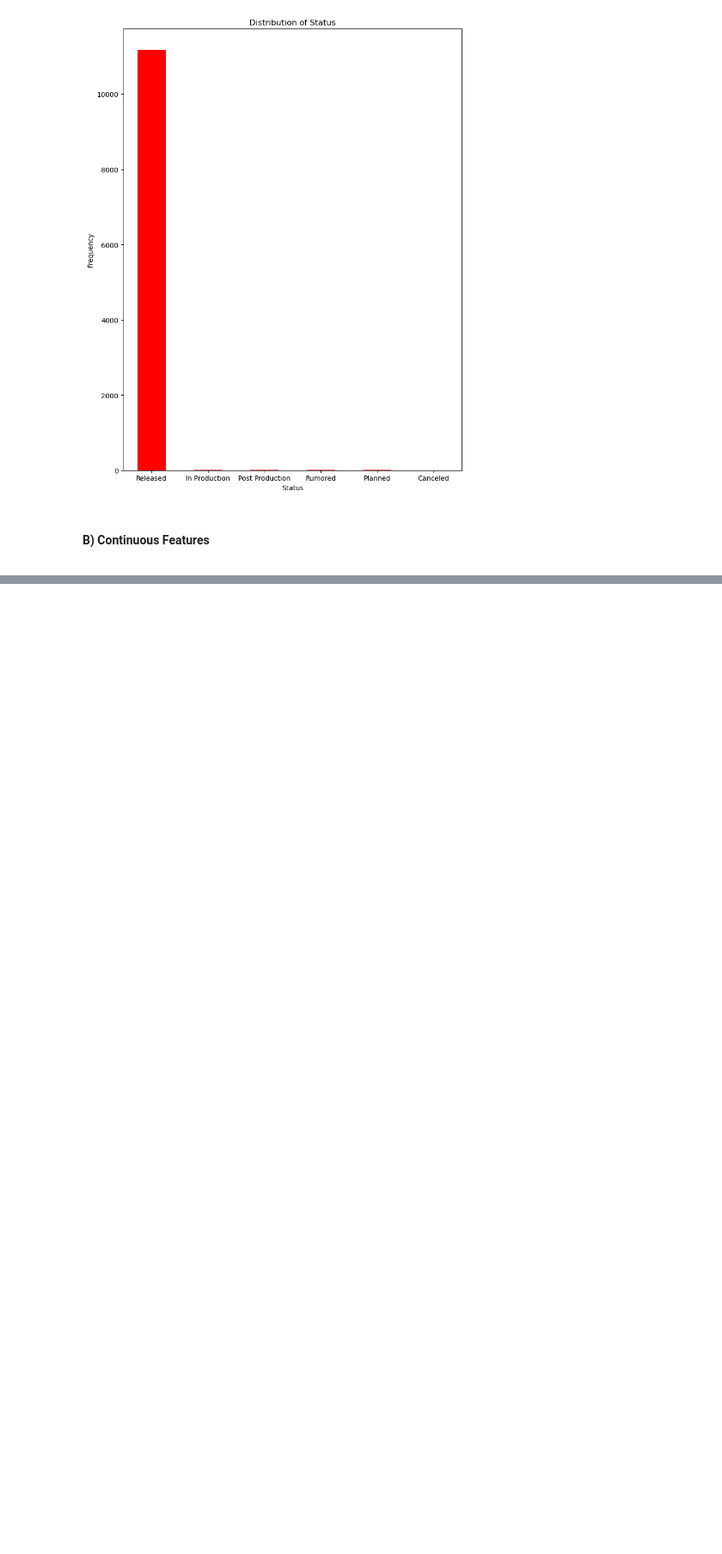
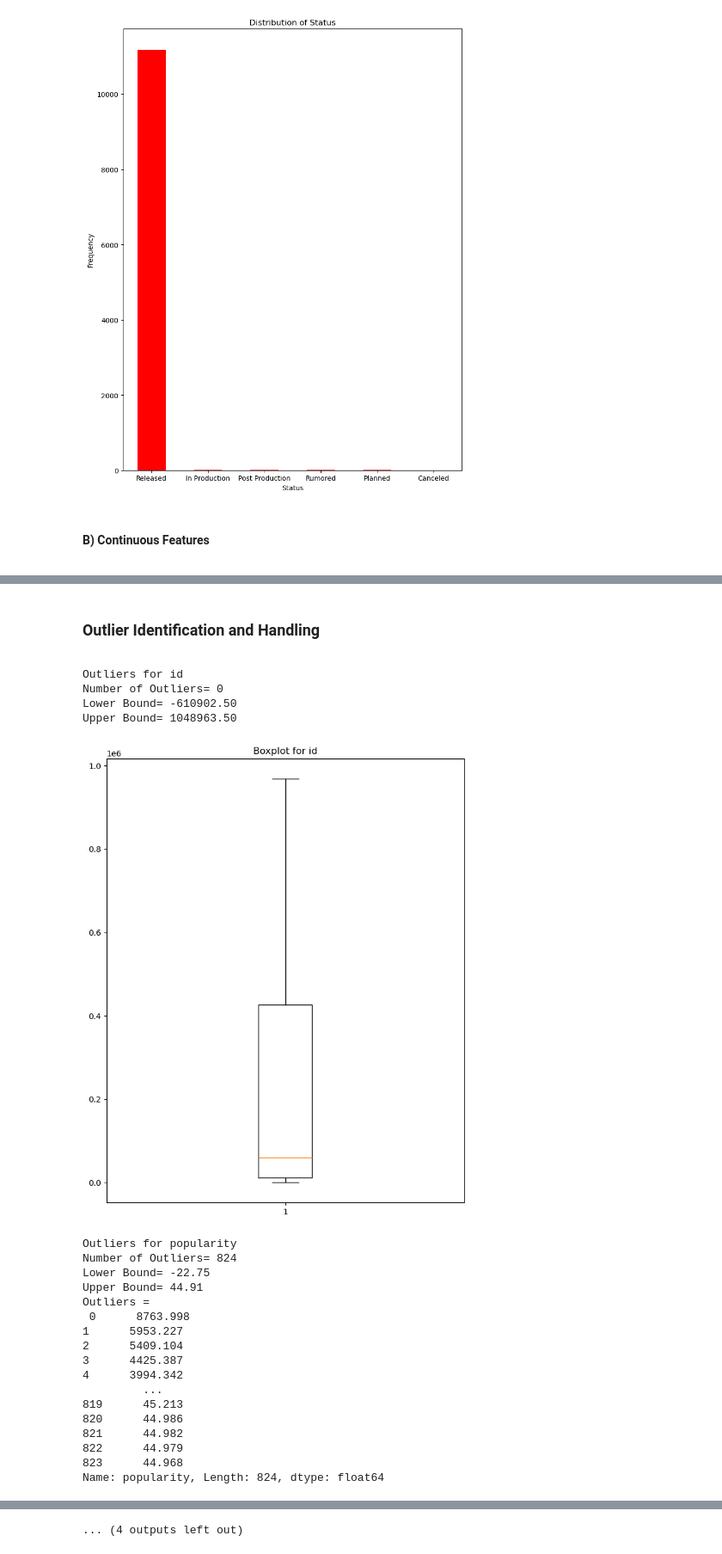
Before and after one commit to Samk104/Cinemalytics, a Jupyter notebook: Cinemalytics.ipynb, the cells around one changed output, grey strips where cells are left out. Shown: that part at 86% size. Saved outputs shown, nothing was run; the diff lists cells and outputs as text; code cells hidden in the pictures; blank space fills up the shorter version.

```diff
--- a/Cinemalytics.ipynb
+++ b/Cinemalytics.ipynb
@@ -510,0 +512,52 @@ plt.show()
+# %% [markdown]
+**<h3>Outlier Identification and Handling</h3>**
+# %%
+def find_outliers_iqr(column):
+    Q1 = df[column].quantile(0.25)
+    Q3 = df[column].quantile(0.75)
+    IQR = Q3 - Q1
+    lower_bound = Q1 - 1.5 * IQR
+    upper_bound = Q3 + 1.5 * IQR
+    outliers = df[(df[column] < lower_bound) | (df[column] > upper_bound)][column]
+    return outliers, lower_bound, upper_bound, len(outliers)
+
+for column in df.columns:
+    if column != 'release_year' and pd.api.types.is_numeric_dtype(df[column]):
+        outliers = find_outliers_iqr(column)
+        outl, lb, ub, num_outl = find_outliers_iqr(column)
+        print(f'Outliers for {column}')
+        print(f'Number of Outliers= {num_outl}')
+        print(f'Lower Bound= {lb:.2f}')
+        print(f'Upper Bound= {ub:.2f}')
+        if num_outl != 0:
+            print(f'Outliers =\n {outl}')
+
+        plt.figure(figsize=(8, 10))
+        plt.boxplot(df[column])
+        plt.title(f'Boxplot for {column}')
+
+
+        plt.show()
+# %% [output]
+Outliers for id
+Number of Outliers= 0
+Lower Bound= -610902.50
+Upper Bound= 1048963.50
+[figure, added]
+Outliers for popularity
+Number of Outliers= 824
+Lower Bound= -22.75
+Upper Bound= 44.91
+Outliers =
+ 0      8763.998
+1      5953.227
+2      5409.104
+3      4425.387
+4      3994.342
+         ...
+819      45.213
+820      44.986
+821      44.982
+822      44.979
+823      44.968
+Name: popularity, Length: 824, dtype: float64
@@ -510,0 +637 @@ plt.show()
+... (4 outputs left out)
```
Also changed, not shown: parts of 22 cells of this notebook, 1 other file.
